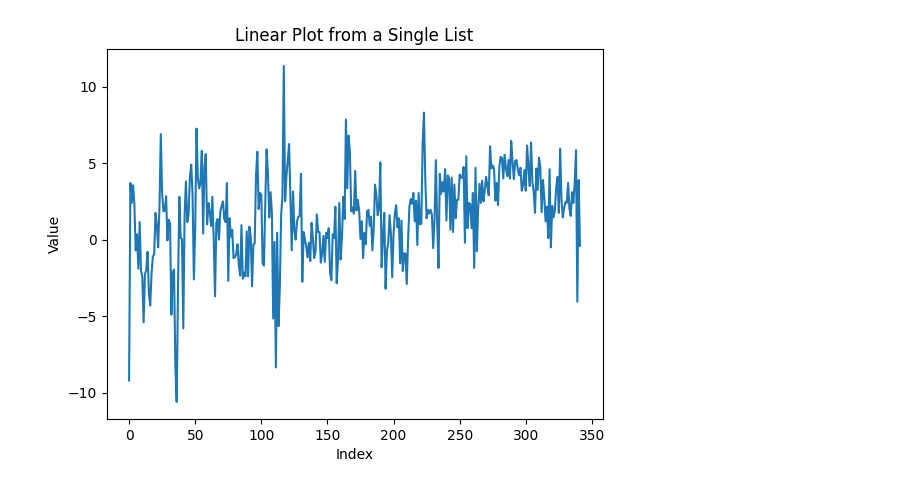
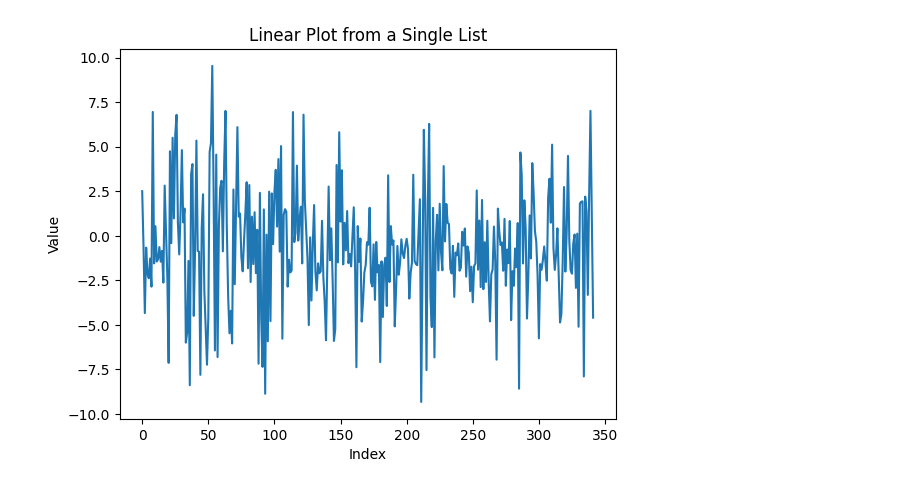
Before and after one commit to podral3/EGMS, a Jupyter notebook: main.ipynb, the cells around one changed output. Drawn from its saved outputs; the diff is of its cells as text; code cells hidden in the pictures.

Commit message:
policzenie ze wzoru dap i dhald

```diff
--- a/main.ipynb
+++ b/main.ipynb
@@ -11,14 +11,19 @@ asc_cols = get_date_columns(asc_df.columns)
 dsc_cols = get_date_columns(dsc_df.columns)
 matching_dates = match_dates(asc_cols, dsc_cols, 6)
 
-for idx, asc in asc_df.iterrows():
-    wyniki_wzoru = []
+for idx, asc in asc_df.iterrows(): #dla kazdego wiersza w ASC
+    dap = []
+    dhald = []
     asc_tuple = (asc['latitude'], asc['longitude'])
-    nn_idx = nearest_neighbour(asc_tuple, dsc_df[['pid', 'latitude', 'longitude']], 2)
+    nn_idx = nearest_neighbour(asc_tuple, dsc_df[['pid', 'latitude', 'longitude']], 10)
     nn_points = dsc_df.iloc[nn_idx]
-    for asc_date in matching_dates:
-        dsc_dates = matching_dates[asc_date]
-        print(asc_date, nn_points[dsc_dates].mean())
-        #tutaj zamiast append
-        wyniki_wzoru.append(nn_points[dsc_dates].mean())
+    for asc_date in matching_dates: #dla kazdej daty w jednym wierszu ASC
+        dsc_dates = matching_dates[asc_date]#POLICZ WZOR
+        w = wzor_pierwszy(asc[asc_date], nn_points[dsc_dates].mean(), asc['incidence_angle'], nn_points['incidence_angle'].mean(), asc['track_angle'], nn_points['track_angle'].mean())
+        #tutaj zamiast append mean to wzor podstawiamy
+        dap.append(w[0])
+        dhald.append(w[1])
     break
+
+#TODO zrobic w obszaze znalezc wszystkie asc i dsc usrednic do pojedynczyhc wartosci i do wzoru
+#TODO wszystkie dscc w promienu do asc
@@ -45,15 +30,15 @@ dtype: float64
 # %%
 import matplotlib.pyplot as plt
 
 # Create a linear plot
-plt.plot(wyniki_wzoru)
+plt.plot(dap)
 
 # Add labels and title (optional)
 plt.xlabel('Index')
 plt.ylabel('Value')
 plt.title('Linear Plot from a Single List')
 
 # Show the plot
 plt.show()
 # %% [output]
-[figure, old version]
+[figure, new version]
```
Also changed, not shown: parts of 2 cells of this notebook, 1 other file.
